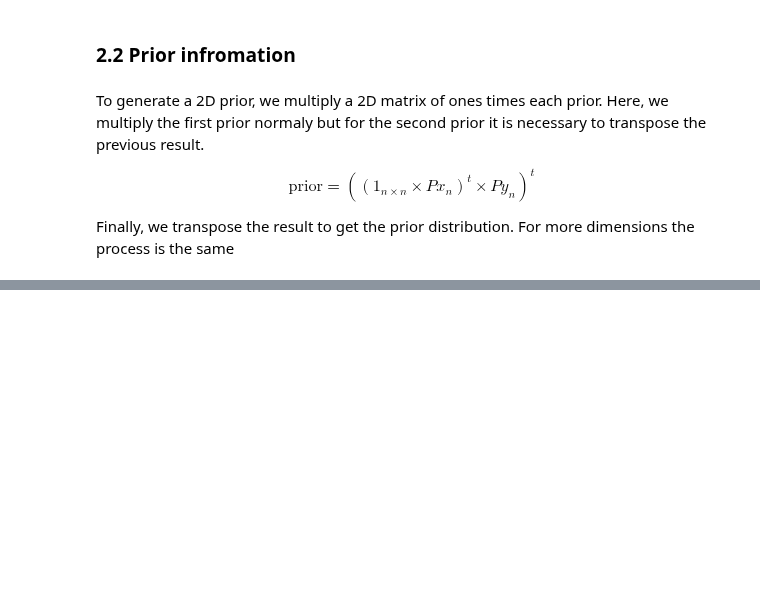
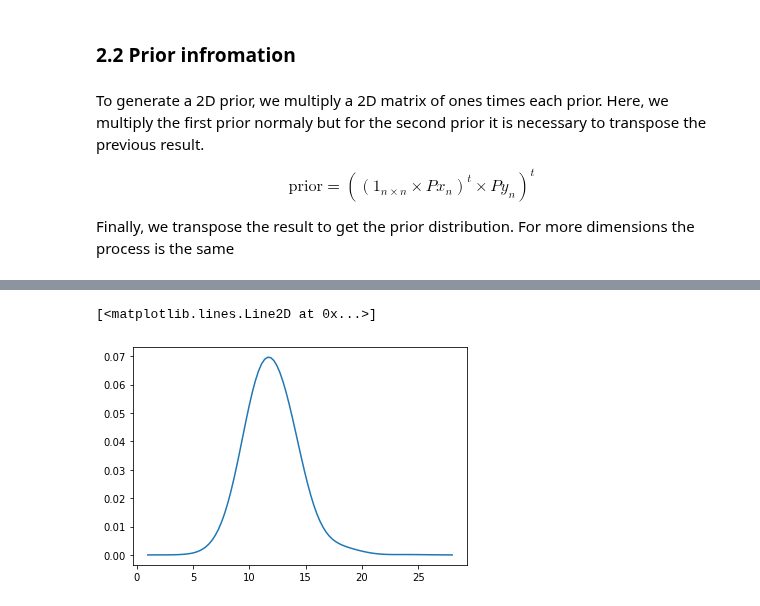
Before and after one commit to fjbautistas/kde_example, a Jupyter notebook: Marginal_Distributions.ipynb, the cells around one changed output, grey strips where cells are left out. Drawn from its saved outputs; the diff is of its cells as text; code cells hidden in the pictures; blank space fills up the shorter version.

Commit message:
marginal distribution

```diff
--- a/Marginal_Distributions.ipynb
+++ b/Marginal_Distributions.ipynb
@@ -220,0 +225,8 @@ posterior = likelihood.pdf_std*prior.prior_pdf
+# %%
+dx = likelihood.data_std[:,0][1] - likelihood.data_std[:,0][0]
+dy = likelihood.data_std[:,1][1] - likelihood.data_std[:,1][0]
+dz = likelihood.data_std[:,2][1] - likelihood.data_std[:,2][0]
+# %%
+norm = ((posterior.sum(axis=0)*(dx)).sum(axis=0)*(dy)).sum()*(dz)
+# %%
+post = posterior/norm
@@ -220,0 +241,7 @@ posterior = likelihood.pdf_std*prior.prior_pdf
+# %%
+Np_marginal = (post.sum(axis=0)*dx).sum(axis=0)*dy
+# %%
+plt.plot(likelihood.real_interval[2], Np_marginal)
+# %% [output]
+[<matplotlib.lines.Line2D at 0x...>]
+[figure, added]
```
Also changed, not shown: parts of 13 cells of this notebook, 2 other files.
